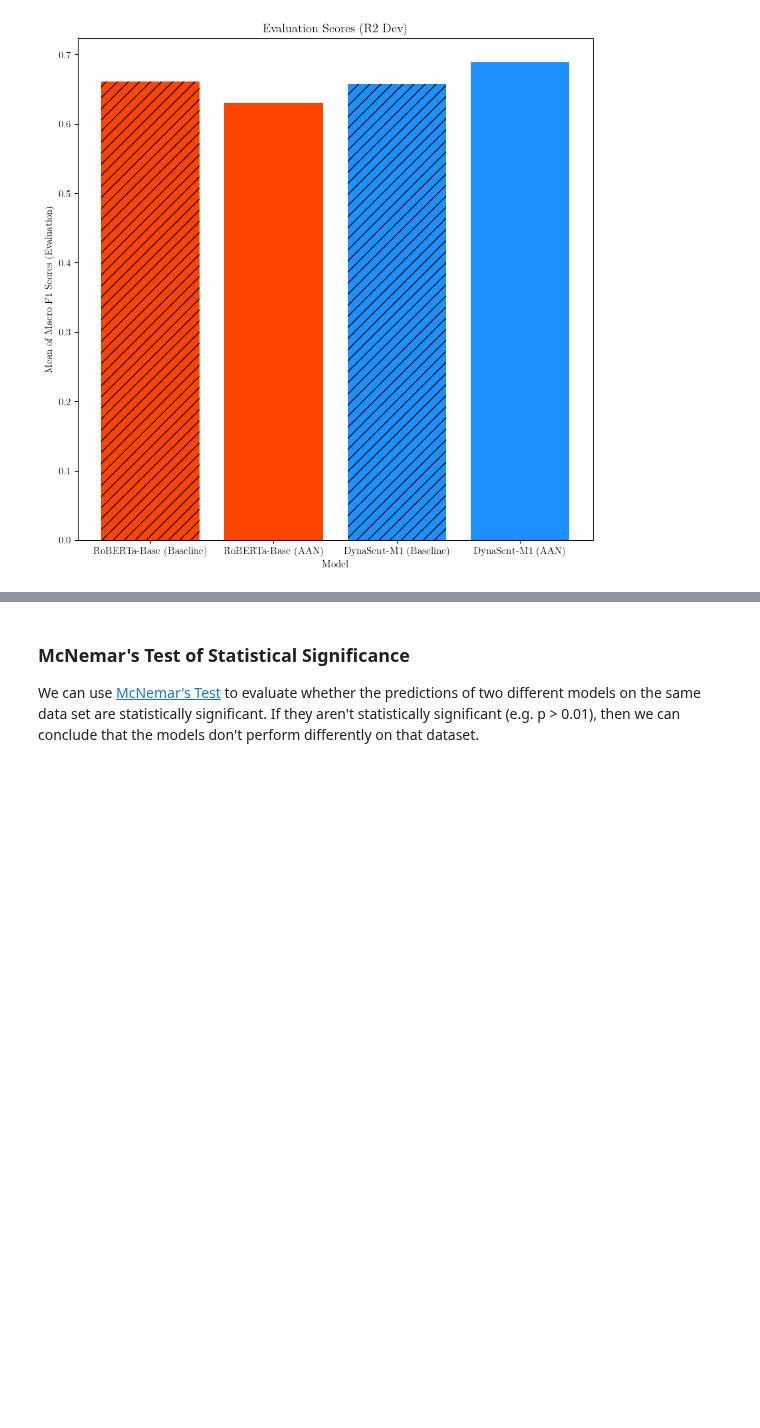
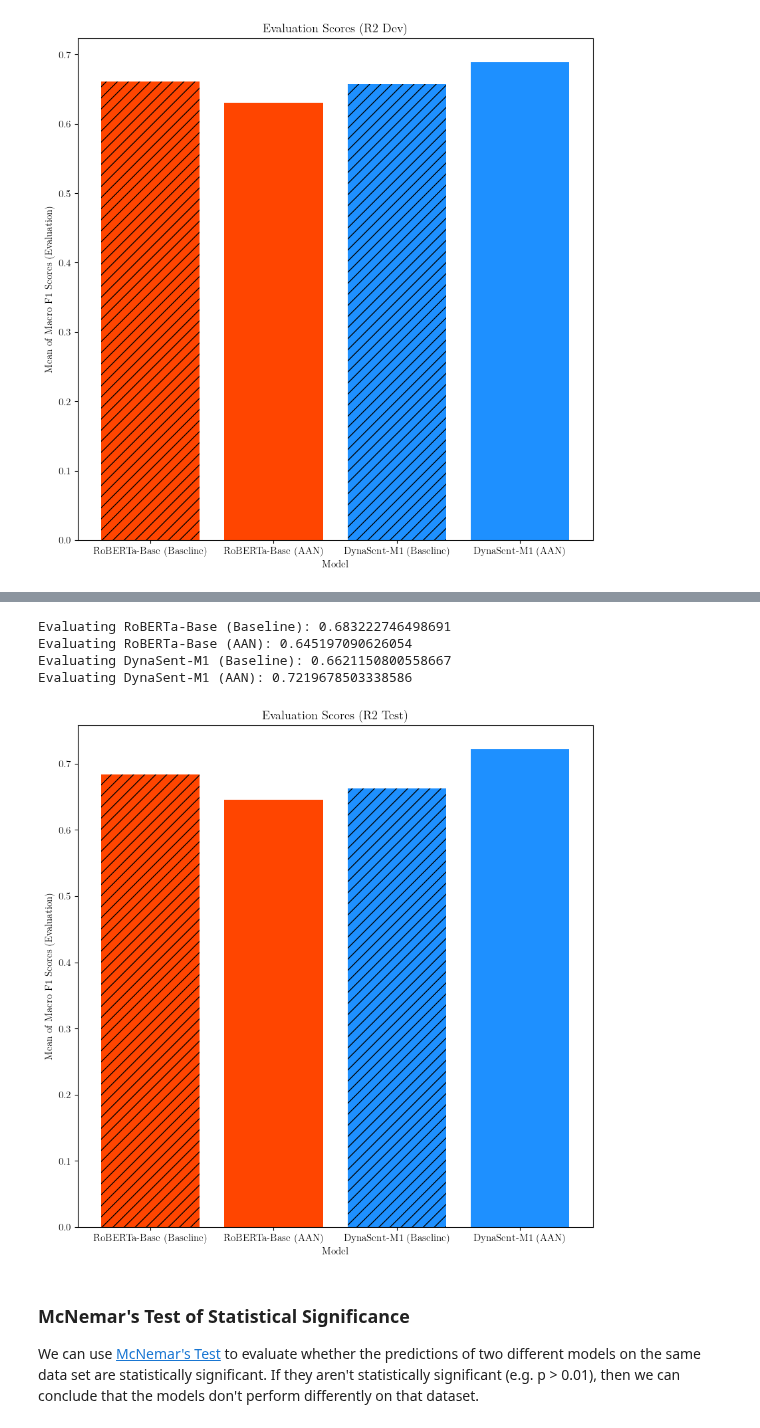
Before and after one commit to mukobi/Unsupervised-Concept-Based-Explanations-For-Sentiment-Analysis, a Jupyter notebook: evaluate_trained_models.ipynb, the cells around one changed output, grey strips where cells are left out. Drawn from its saved outputs; the diff is of its cells as text; code cells hidden in the pictures; blank space fills up the shorter version.

```diff
--- a/evaluate_trained_models.ipynb
+++ b/evaluate_trained_models.ipynb
@@ -229,3 +238,12 @@ Evaluating DynaSent-M1 (AAN): 0.6889906415344275
+# %%
+# Dynasent Round 2 Test
+dyna_r2_test_scores, dyna_r2_test_preds, dyna_r2_test_gold = evaluate_dataset(dyna_r2_test, 'Evaluation Scores (R2 Test)')
+# %% [output]
+Evaluating RoBERTa-Base (Baseline): 0.683222746498691
+Evaluating RoBERTa-Base (AAN): 0.645197090626054
+Evaluating DynaSent-M1 (Baseline): 0.6621150800558667
+Evaluating DynaSent-M1 (AAN): 0.7219678503338586
+[figure, added]
 # %% [markdown]
 ### McNemar's Test of Statistical Significance
 
```
Also changed, not shown: parts of 26 cells of this notebook, 4 other files.
